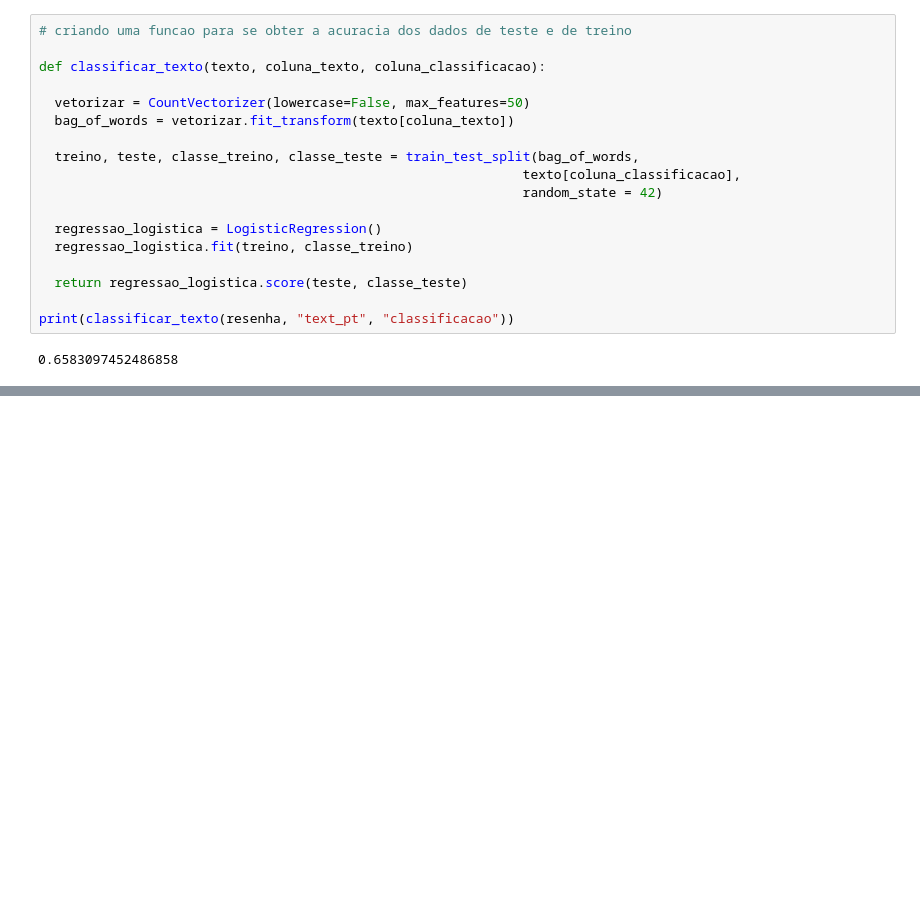
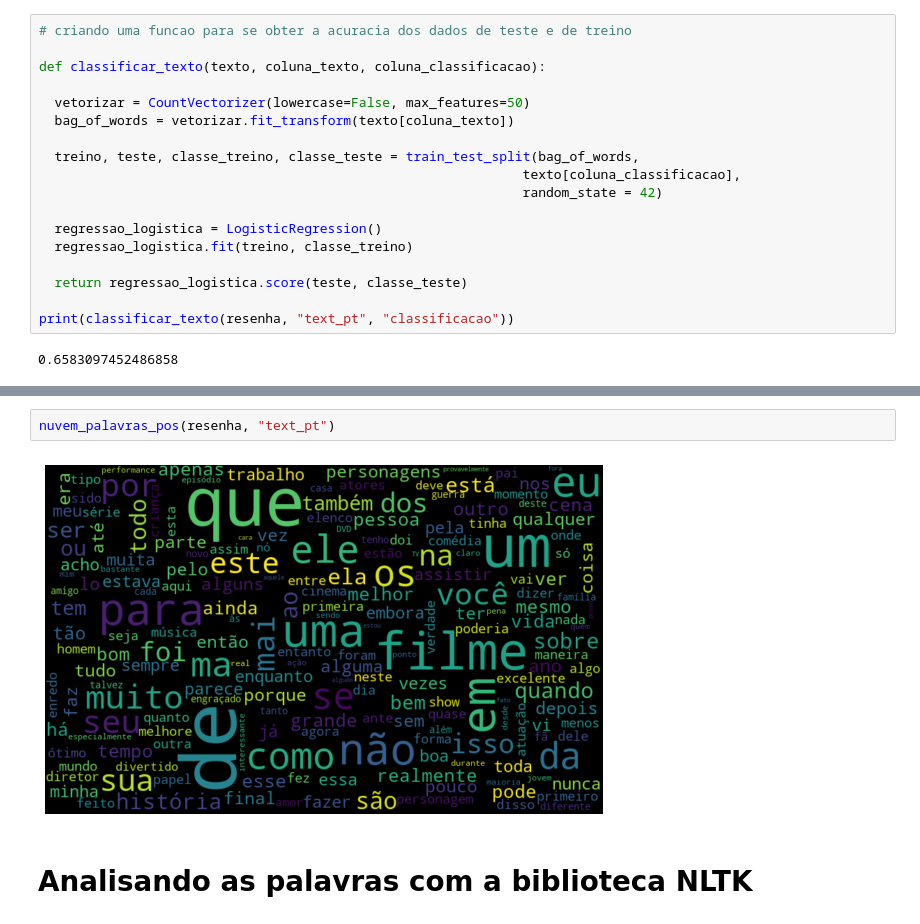
Before and after one commit to jonnes-nascimento/machine_learning, a Jupyter notebook: Introdução_aos_algoritmos_de_linguagem_neural_NLP_1.ipynb, the cells around one changed output, grey strips where cells are left out. Saved outputs shown, nothing was run; the diff lists cells and outputs as text; blank space fills up the shorter version.

```diff
--- a/Introdução_aos_algoritmos_de_linguagem_neural_NLP_1.ipynb
+++ b/Introdução_aos_algoritmos_de_linguagem_neural_NLP_1.ipynb
@@ -151,0 +242,6 @@ print(classificar_texto(resenha, "text_pt", "classificacao"))
+# %%
+nuvem_palavras_pos(resenha, "text_pt")
+# %% [output]
+[figure, added]
+# %% [markdown]
+# Analisando as palavras com a biblioteca NLTK
```
Also changed, not shown: parts of 12 cells of this notebook.
